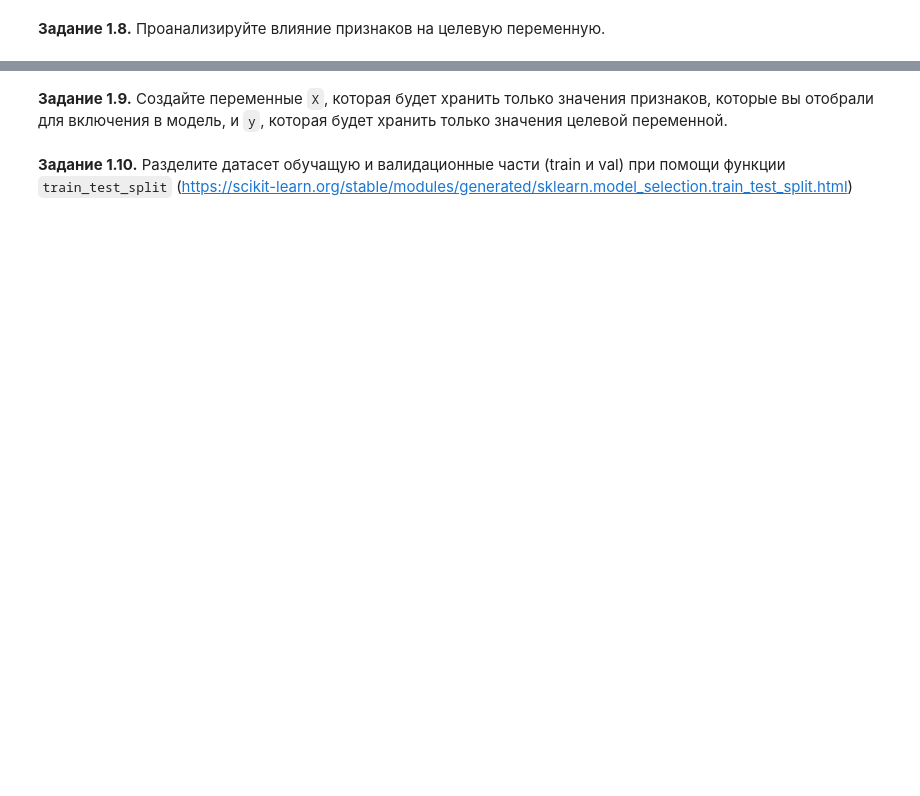
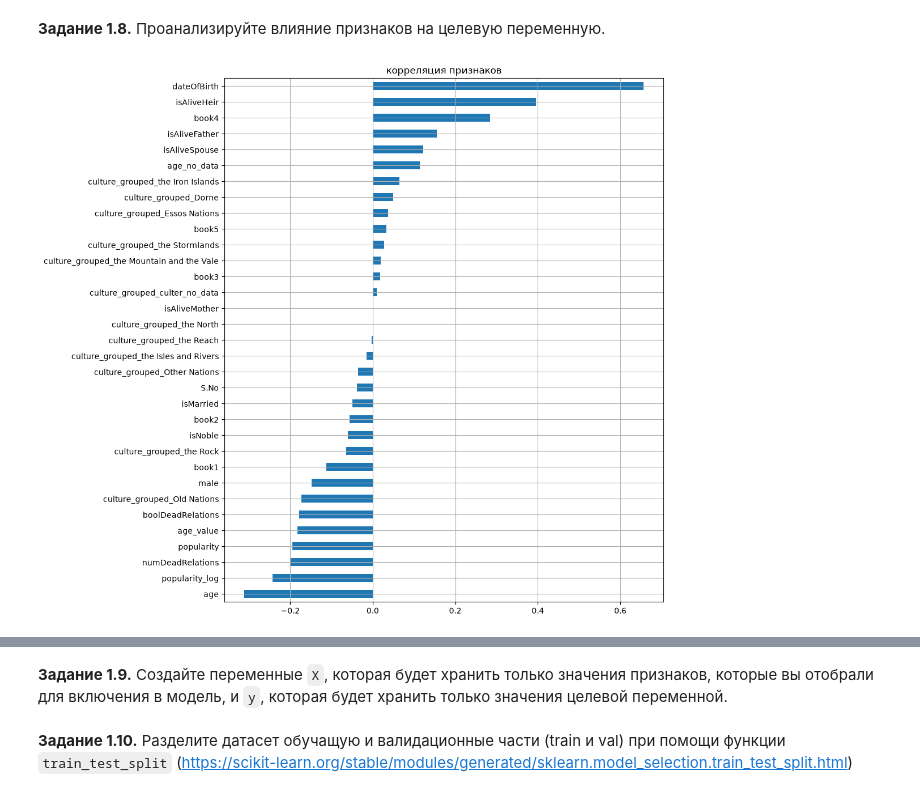
Before and after one commit to Artemidiy777/FPMI_ML, a Jupyter notebook: week_01_ml_intro/Homework/hw_1_game_of_thrones.ipynb, the cells around one changed output, grey strips where cells are left out. Saved outputs shown, nothing was run; the diff lists cells and outputs as text; code cells hidden in the pictures; blank space fills up the shorter version.

```diff
--- a/week_01_ml_intro/Homework/hw_1_game_of_thrones.ipynb
+++ b/week_01_ml_intro/Homework/hw_1_game_of_thrones.ipynb
@@ -589,0 +609,16 @@ data.groupby('alive_husband', dropna = False)['isAlive'].mean()
+# %%
+from sklearn.preprocessing import OneHotEncoder
+
+encoder = OneHotEncoder(sparse_output=False)
+
+one_hot_encoded = encoder.fit_transform(data[['culture_grouped']])
+
+one_hot_data = pd.DataFrame(
+    one_hot_encoded,
+    columns=encoder.get_feature_names_out(['culture_grouped']),
+    index=data.index
+)
+
+data = pd.concat([data, one_hot_data], axis=1)
+
+data
@@ -593,0 +641,6 @@ data.groupby('alive_husband', dropna = False)['isAlive'].mean()
+# %%
+corr = data.corr(numeric_only=True)['isAlive'].drop('isAlive').sort_values()
+corr.plot(kind = 'barh', figsize = (10, 12), title = 'корреляция признаков', grid = True)
+plt.show()
+# %% [output]
+[figure, added]
```
Also changed, not shown: parts of 34 cells of this notebook, 4 other files.
